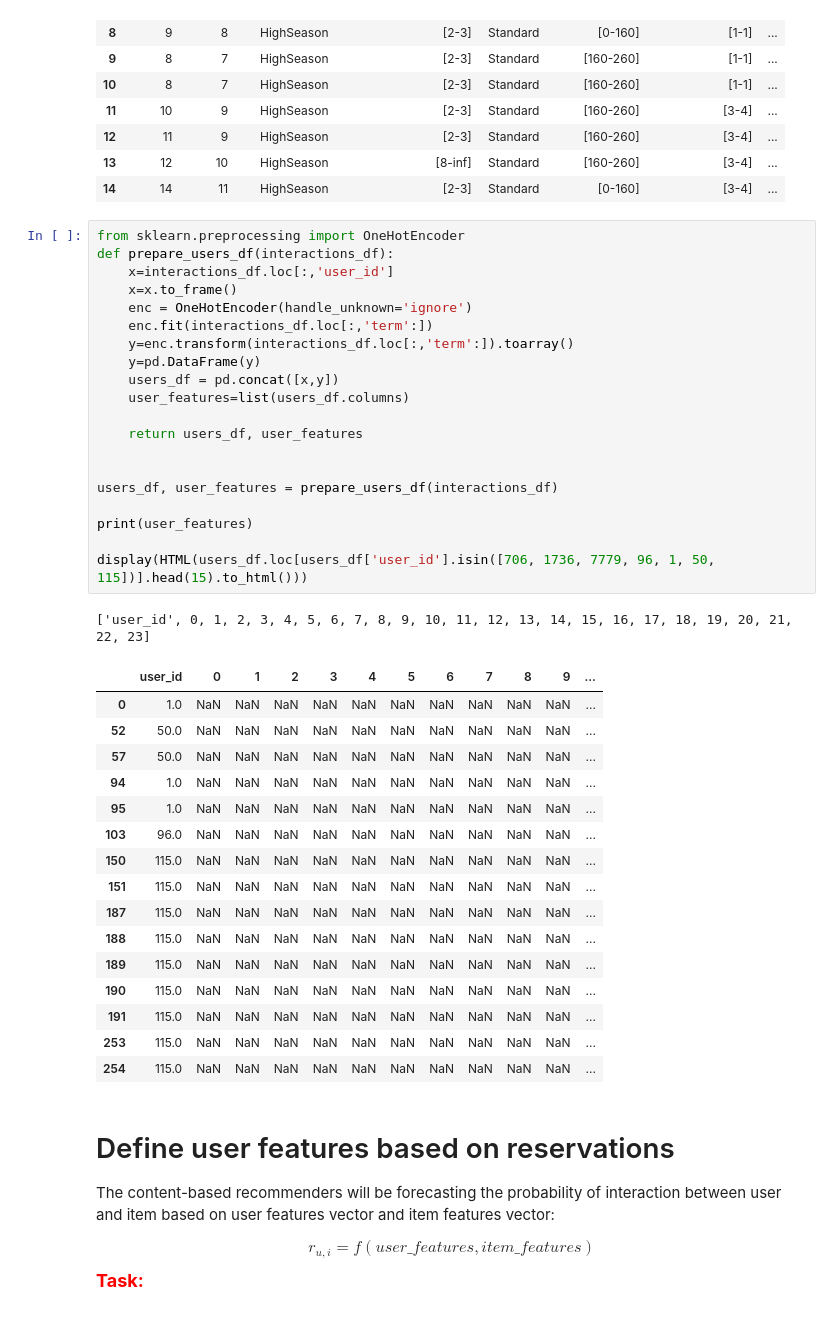
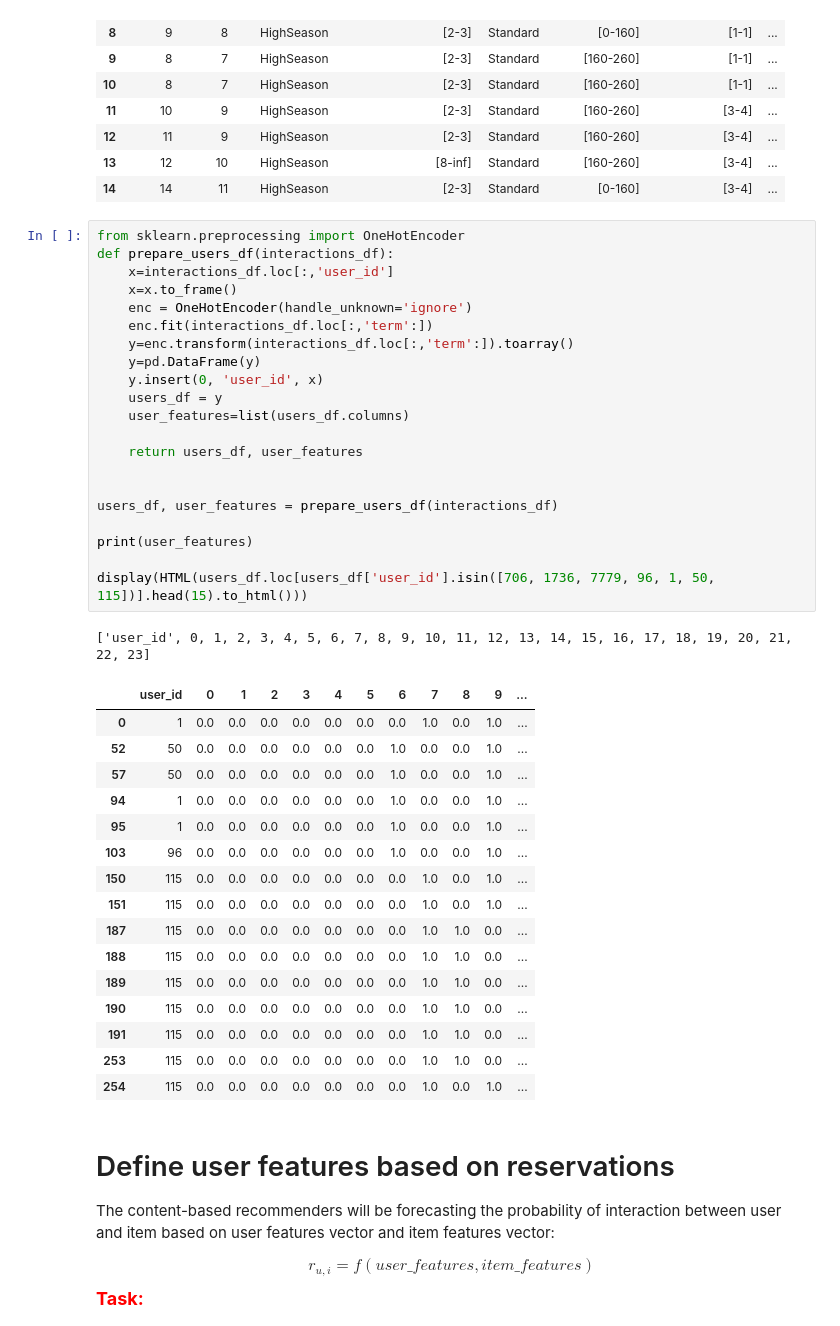
Before and after one commit to JohnyP41/project1, a Jupyter notebook: project_1_recommender_and_evaluation.ipynb, the cells around one changed output. Drawn from its saved outputs; the diff is of its cells as text.

```diff
--- a/project_1_recommender_and_evaluation.ipynb
+++ b/project_1_recommender_and_evaluation.ipynb
@@ -66,41 +69,42 @@ display(HTML(interactions_df.head(15).to_html()))
 # %%
 from sklearn.preprocessing import OneHotEncoder
 def prepare_users_df(interactions_df):
     x=interactions_df.loc[:,'user_id']
     x=x.to_frame()
     enc = OneHotEncoder(handle_unknown='ignore')
     enc.fit(interactions_df.loc[:,'term':])
     y=enc.transform(interactions_df.loc[:,'term':]).toarray()
     y=pd.DataFrame(y)
-    users_df = pd.concat([x,y])
+    y.insert(0, 'user_id', x)
+    users_df = y
     user_features=list(users_df.columns)
 
     return users_df, user_features
 
 
 users_df, user_features = prepare_users_df(interactions_df)
 
 print(user_features)
 
 display(HTML(users_df.loc[users_df['user_id'].isin([706, 1736, 7779, 96, 1, 50, 115])].head(15).to_html()))
 # %% [output]
 ['user_id', 0, 1, 2, 3, 4, 5, 6, 7, 8, 9, 10, 11, 12, 13, 14, 15, 16, 17, 18, 19, 20, 21, 22, 23]
 |  | user_id | 0 | 1 | 2 | 3 | 4 | 5 | 6 | 7 | 8 | 9 | ... |
-| 0 | 1.0 | NaN | NaN | NaN | NaN | NaN | NaN | NaN | NaN | NaN | NaN | ... |
-| 52 | 50.0 | NaN | NaN | NaN | NaN | NaN | NaN | NaN | NaN | NaN | NaN | ... |
-| 57 | 50.0 | NaN | NaN | NaN | NaN | NaN | NaN | NaN | NaN | NaN | NaN | ... |
-| 94 | 1.0 | NaN | NaN | NaN | NaN | NaN | NaN | NaN | NaN | NaN | NaN | ... |
-| 95 | 1.0 | NaN | NaN | NaN | NaN | NaN | NaN | NaN | NaN | NaN | NaN | ... |
-| 103 | 96.0 | NaN | NaN | NaN | NaN | NaN | NaN | NaN | NaN | NaN | NaN | ... |
-| 150 | 115.0 | NaN | NaN | NaN | NaN | NaN | NaN | NaN | NaN | NaN | NaN | ... |
-| 151 | 115.0 | NaN | NaN | NaN | NaN | NaN | NaN | NaN | NaN | NaN | NaN | ... |
-| 187 | 115.0 | NaN | NaN | NaN | NaN | NaN | NaN | NaN | NaN | NaN | NaN | ... |
-| 188 | 115.0 | NaN | NaN | NaN | NaN | NaN | NaN | NaN | NaN | NaN | NaN | ... |
-| 189 | 115.0 | NaN | NaN | NaN | NaN | NaN | NaN | NaN | NaN | NaN | NaN | ... |
-| 190 | 115.0 | NaN | NaN | NaN | NaN | NaN | NaN | NaN | NaN | NaN | NaN | ... |
-| 191 | 115.0 | NaN | NaN | NaN | NaN | NaN | NaN | NaN | NaN | NaN | NaN | ... |
-| 253 | 115.0 | NaN | NaN | NaN | NaN | NaN | NaN | NaN | NaN | NaN | NaN | ... |
-| 254 | 115.0 | NaN | NaN | NaN | NaN | NaN | NaN | NaN | NaN | NaN | NaN | ... |
+| 0 | 1 | 0.0 | 0.0 | 0.0 | 0.0 | 0.0 | 0.0 | 0.0 | 1.0 | 0.0 | 1.0 | ... |
+| 52 | 50 | 0.0 | 0.0 | 0.0 | 0.0 | 0.0 | 0.0 | 1.0 | 0.0 | 0.0 | 1.0 | ... |
+| 57 | 50 | 0.0 | 0.0 | 0.0 | 0.0 | 0.0 | 0.0 | 1.0 | 0.0 | 0.0 | 1.0 | ... |
+| 94 | 1 | 0.0 | 0.0 | 0.0 | 0.0 | 0.0 | 0.0 | 1.0 | 0.0 | 0.0 | 1.0 | ... |
+| 95 | 1 | 0.0 | 0.0 | 0.0 | 0.0 | 0.0 | 0.0 | 1.0 | 0.0 | 0.0 | 1.0 | ... |
+| 103 | 96 | 0.0 | 0.0 | 0.0 | 0.0 | 0.0 | 0.0 | 1.0 | 0.0 | 0.0 | 1.0 | ... |
+| 150 | 115 | 0.0 | 0.0 | 0.0 | 0.0 | 0.0 | 0.0 | 0.0 | 1.0 | 0.0 | 1.0 | ... |
+| 151 | 115 | 0.0 | 0.0 | 0.0 | 0.0 | 0.0 | 0.0 | 0.0 | 1.0 | 0.0 | 1.0 | ... |
+| 187 | 115 | 0.0 | 0.0 | 0.0 | 0.0 | 0.0 | 0.0 | 0.0 | 1.0 | 1.0 | 0.0 | ... |
+| 188 | 115 | 0.0 | 0.0 | 0.0 | 0.0 | 0.0 | 0.0 | 0.0 | 1.0 | 1.0 | 0.0 | ... |
+| 189 | 115 | 0.0 | 0.0 | 0.0 | 0.0 | 0.0 | 0.0 | 0.0 | 1.0 | 1.0 | 0.0 | ... |
+| 190 | 115 | 0.0 | 0.0 | 0.0 | 0.0 | 0.0 | 0.0 | 0.0 | 1.0 | 1.0 | 0.0 | ... |
+| 191 | 115 | 0.0 | 0.0 | 0.0 | 0.0 | 0.0 | 0.0 | 0.0 | 1.0 | 1.0 | 0.0 | ... |
+| 253 | 115 | 0.0 | 0.0 | 0.0 | 0.0 | 0.0 | 0.0 | 0.0 | 1.0 | 1.0 | 0.0 | ... |
+| 254 | 115 | 0.0 | 0.0 | 0.0 | 0.0 | 0.0 | 0.0 | 0.0 | 1.0 | 0.0 | 1.0 | ... |
 # %% [markdown]
 # Define user features based on reservations
 
```
Also changed, not shown: parts of 3 cells of this notebook, 1 other file.
